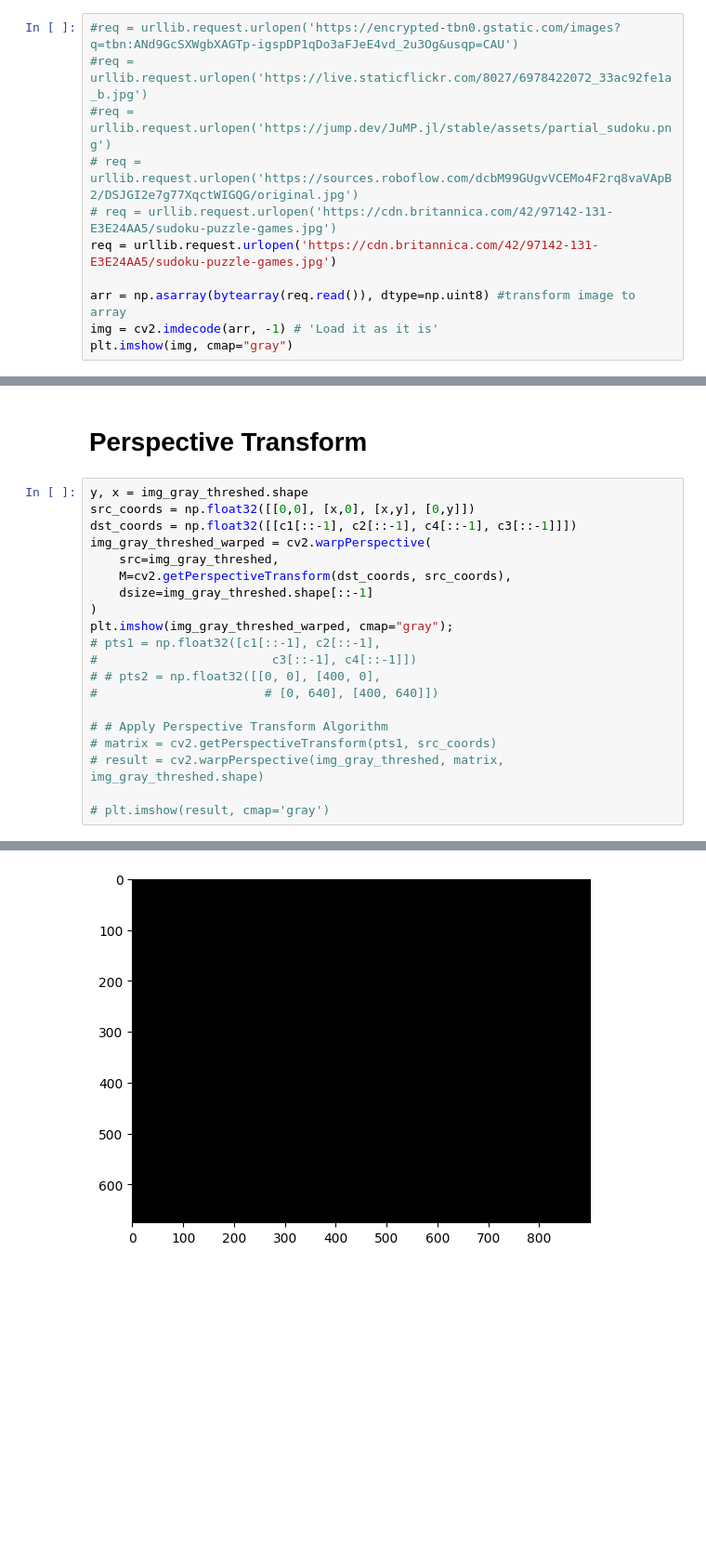
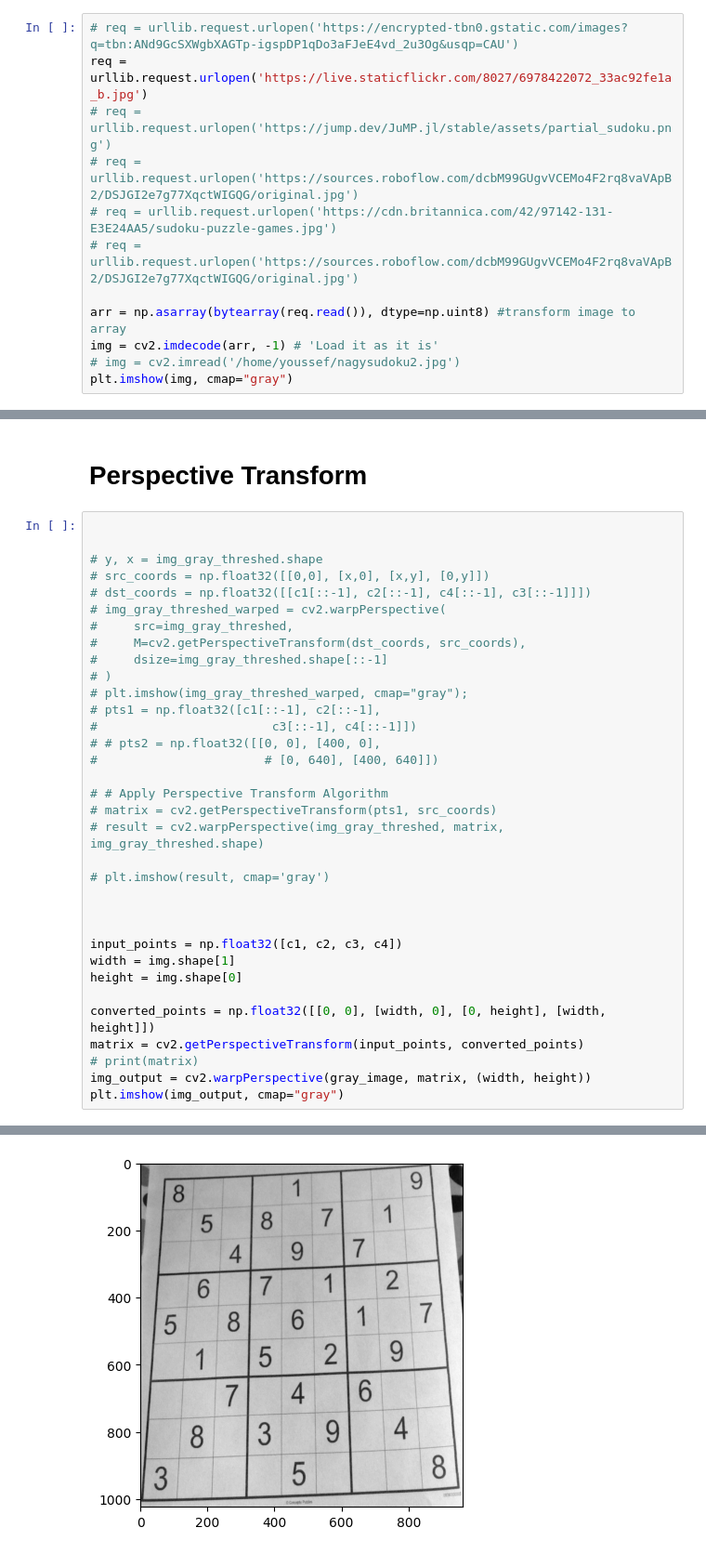
Before and after one commit to youssef-mohamed1809/Sudoku-Image-Processing, a Jupyter notebook: main.ipynb, the cells around one changed output, grey strips where cells are left out. Shown at 93% size. Drawn from its saved outputs; the diff is of its cells as text; blank space fills up the shorter version.

```diff
--- a/main.ipynb
+++ b/main.ipynb
@@ -8,15 +8,16 @@ import matplotlib.pyplot as plt
 # %% [markdown]
 # Load the Image
 # %%
-#req = urllib.request.urlopen('https://encrypted-tbn0.gstatic.com/images?q=tbn:ANd9GcSXWgbXAGTp-igspDP1qDo3aFJeE4vd_2u3Og&usqp=CAU')
-#req = urllib.request.urlopen('https://live.staticflickr.com/8027/6978422072_33ac92fe1a_b.jpg')
-#req = urllib.request.urlopen('https://jump.dev/JuMP.jl/stable/assets/partial_sudoku.png')
+# req = urllib.request.urlopen('https://encrypted-tbn0.gstatic.com/images?q=tbn:ANd9GcSXWgbXAGTp-igspDP1qDo3aFJeE4vd_2u3Og&usqp=CAU')
+req = urllib.request.urlopen('https://live.staticflickr.com/8027/6978422072_33ac92fe1a_b.jpg')
+# req = urllib.request.urlopen('https://jump.dev/JuMP.jl/stable/assets/partial_sudoku.png')
 # req = urllib.request.urlopen('https://sources.roboflow.com/dcbM99GUgvVCEMo4F2rq8vaVApB2/DSJGI2e7g77XqctWIGQG/original.jpg')
 # req = urllib.request.urlopen('https://cdn.britannica.com/42/97142-131-E3E24AA5/sudoku-puzzle-games.jpg')
-req = urllib.request.urlopen('https://cdn.britannica.com/42/97142-131-E3E24AA5/sudoku-puzzle-games.jpg')
+# req = urllib.request.urlopen('https://sources.roboflow.com/dcbM99GUgvVCEMo4F2rq8vaVApB2/DSJGI2e7g77XqctWIGQG/original.jpg')
 
 arr = np.asarray(bytearray(req.read()), dtype=np.uint8) #transform image to array
 img = cv2.imdecode(arr, -1) # 'Load it as it is'
+# img = cv2.imread('/home/youssef/nagysudoku2.jpg')
 plt.imshow(img, cmap="gray")
 # %% [output]
 <matplotlib.image.AxesImage at 0x...>
@@ -189,15 +250,17 @@ print(c4)
 # %% [markdown]
 # Perspective Transform
 # %%
-y, x = img_gray_threshed.shape
-src_coords = np.float32([[0,0], [x,0], [x,y], [0,y]])
-dst_coords = np.float32([[c1[::-1], c2[::-1], c4[::-1], c3[::-1]]])
-img_gray_threshed_warped = cv2.warpPerspective(
-    src=img_gray_threshed,
-    M=cv2.getPerspectiveTransform(dst_coords, src_coords),
-    dsize=img_gray_threshed.shape[::-1]
-)
-plt.imshow(img_gray_threshed_warped, cmap="gray");
+
+
+# y, x = img_gray_threshed.shape
+# src_coords = np.float32([[0,0], [x,0], [x,y], [0,y]])
+# dst_coords = np.float32([[c1[::-1], c2[::-1], c4[::-1], c3[::-1]]])
+# img_gray_threshed_warped = cv2.warpPerspective(
+#     src=img_gray_threshed,
+#     M=cv2.getPerspectiveTransform(dst_coords, src_coords),
+#     dsize=img_gray_threshed.shape[::-1]
+# )
+# plt.imshow(img_gray_threshed_warped, cmap="gray");
 # pts1 = np.float32([c1[::-1], c2[::-1],
 #                        c3[::-1], c4[::-1]])
 # # pts2 = np.float32([[0, 0], [400, 0],
@@ -208,4 +271,16 @@ plt.imshow(img_gray_threshed_warped, cmap="gray");
 # result = cv2.warpPerspective(img_gray_threshed, matrix, img_gray_threshed.shape)
 
 # plt.imshow(result, cmap='gray')
+
+
+
+input_points = np.float32([c1, c2, c3, c4])
+width = img.shape[1]
+height = img.shape[0]
+
+converted_points = np.float32([[0, 0], [width, 0], [0, height], [width, height]])
+matrix = cv2.getPerspectiveTransform(input_points, converted_points)
+# print(matrix)
+img_output = cv2.warpPerspective(gray_image, matrix, (width, height))
+plt.imshow(img_output, cmap="gray")
 # %% [output]
@@ -212 +288 @@ plt.imshow(img_gray_threshed_warped, cmap="gray");
-[figure, old version]
+[figure, new version]
```
Also changed, not shown: parts of 15 cells of this notebook.
